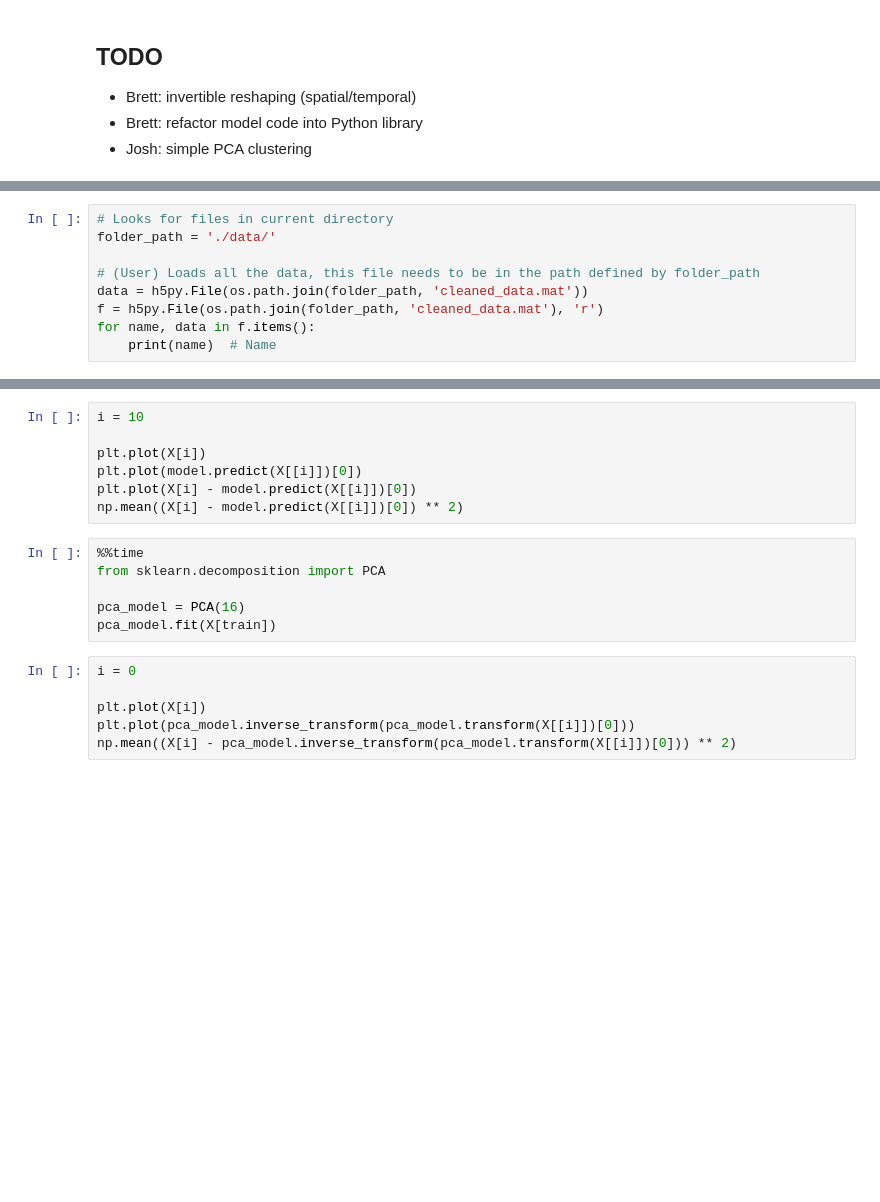
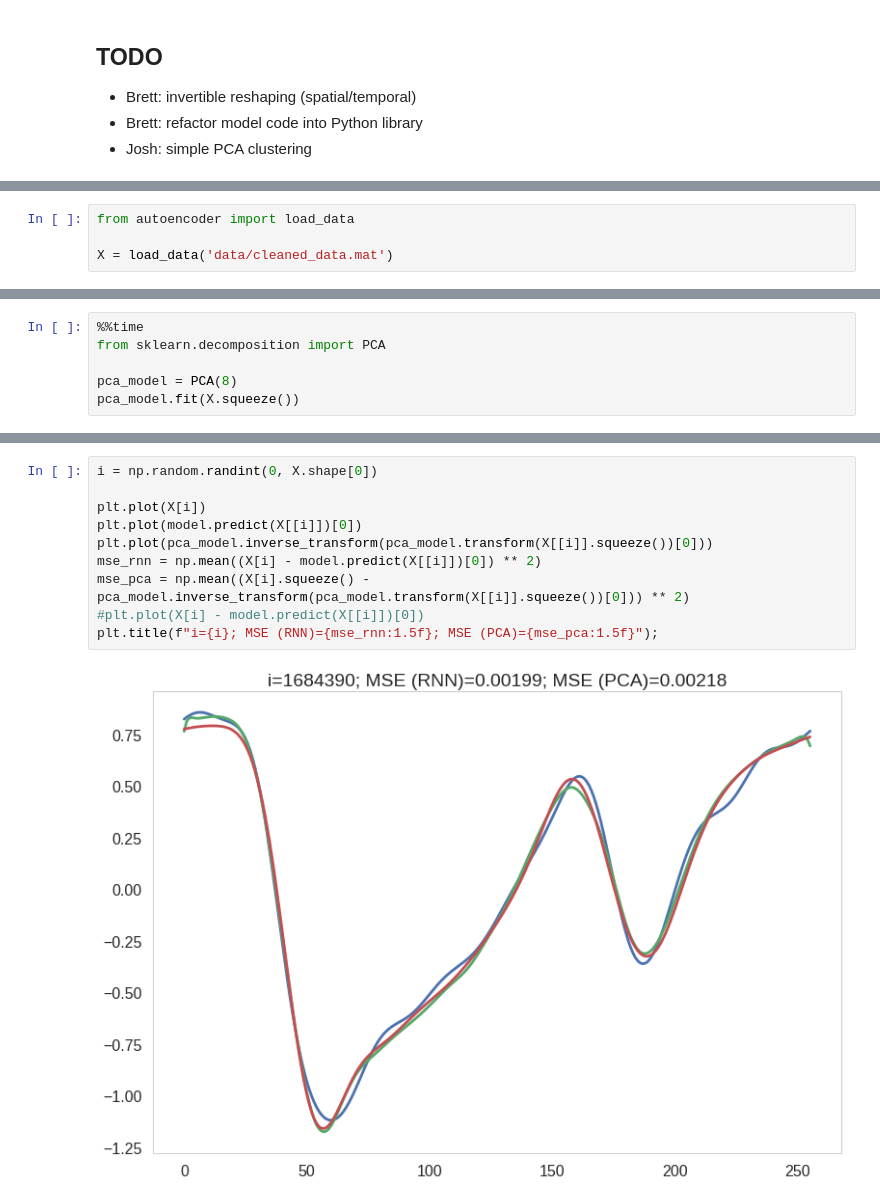
Before and after one commit to bnaul/PZT_GEPS, a Jupyter notebook: Import GEPS data.ipynb, the cells around one changed output, grey strips where cells are left out. Saved outputs shown, nothing was run; the diff lists cells and outputs as text; blank space fills up the shorter version.

```diff
--- a/Import GEPS data.ipynb
+++ b/Import GEPS data.ipynb
@@ -22,9 +23,0 @@ K.set_session(tf.Session(config=gpu_opts))
-# %%
-# Looks for files in current directory
-folder_path = './data/'
-
-# (User) Loads all the data, this file needs to be in the path defined by folder_path
-data = h5py.File(os.path.join(folder_path, 'cleaned_data.mat'))
-f = h5py.File(os.path.join(folder_path, 'cleaned_data.mat'), 'r')
-for name, data in f.items():
-    print(name)  # Name
@@ -109,0 +24,4 @@ plt.plot(history.history['loss'], 'o')
+# %%
+from autoencoder import load_data
+
+X = load_data('data/cleaned_data.mat')
@@ -109,0 +42,6 @@ plt.plot(history.history['loss'], 'o')
+# %%
+%%time
+from sklearn.decomposition import PCA
+
+pca_model = PCA(8)
+pca_model.fit(X.squeeze())
@@ -110,19 +51,12 @@ plt.plot(history.history['loss'], 'o')
 # %%
-i = 10
+i = np.random.randint(0, X.shape[0])
 
 plt.plot(X[i])
 plt.plot(model.predict(X[[i]])[0])
-plt.plot(X[i] - model.predict(X[[i]])[0])
-np.mean((X[i] - model.predict(X[[i]])[0]) ** 2)
+plt.plot(pca_model.inverse_transform(pca_model.transform(X[[i]].squeeze())[0]))
+mse_rnn = np.mean((X[i] - model.predict(X[[i]])[0]) ** 2)
+mse_pca = np.mean((X[i].squeeze() - pca_model.inverse_transform(pca_model.transform(X[[i]].squeeze())[0])) ** 2)
+#plt.plot(X[i] - model.predict(X[[i]])[0])
+plt.title(f"i={i}; MSE (RNN)={mse_rnn:1.5f}; MSE (PCA)={mse_pca:1.5f}");
+# %% [output]
+[figure, added]
-# %%
-%%time
-from sklearn.decomposition import PCA
-
-pca_model = PCA(16)
-pca_model.fit(X[train])
-# %%
-i = 0
-
-plt.plot(X[i])
-plt.plot(pca_model.inverse_transform(pca_model.transform(X[[i]])[0]))
-np.mean((X[i] - pca_model.inverse_transform(pca_model.transform(X[[i]])[0])) ** 2)
```
Also changed, not shown: parts of 11 cells of this notebook.
